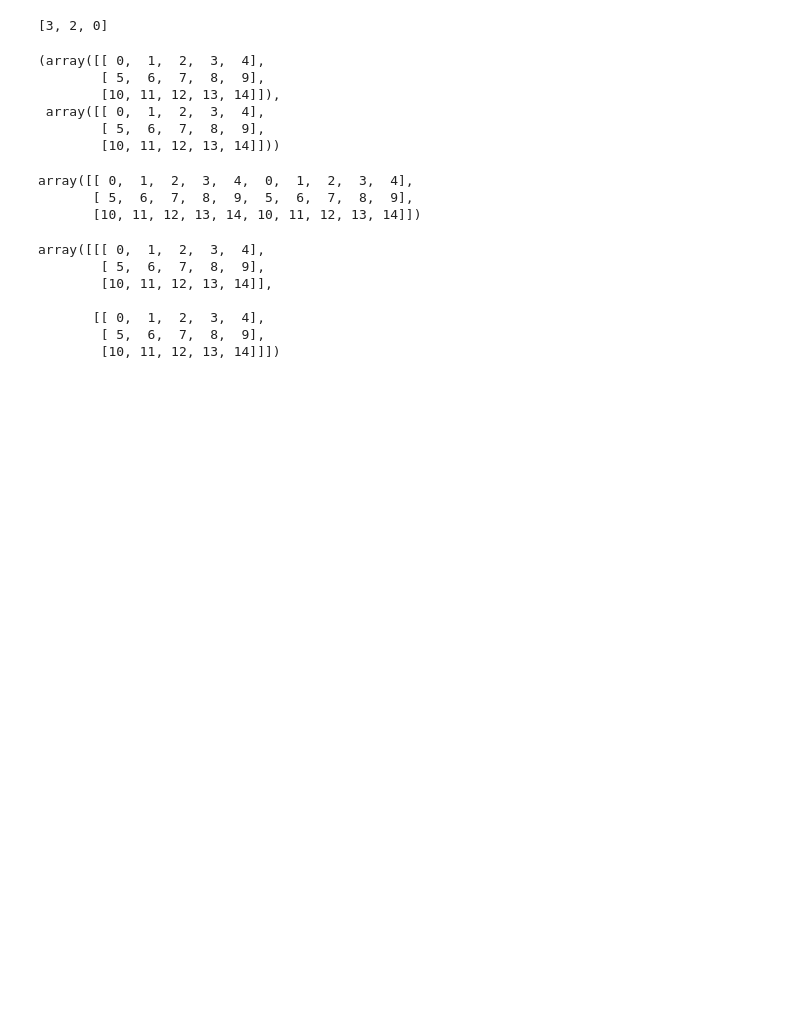
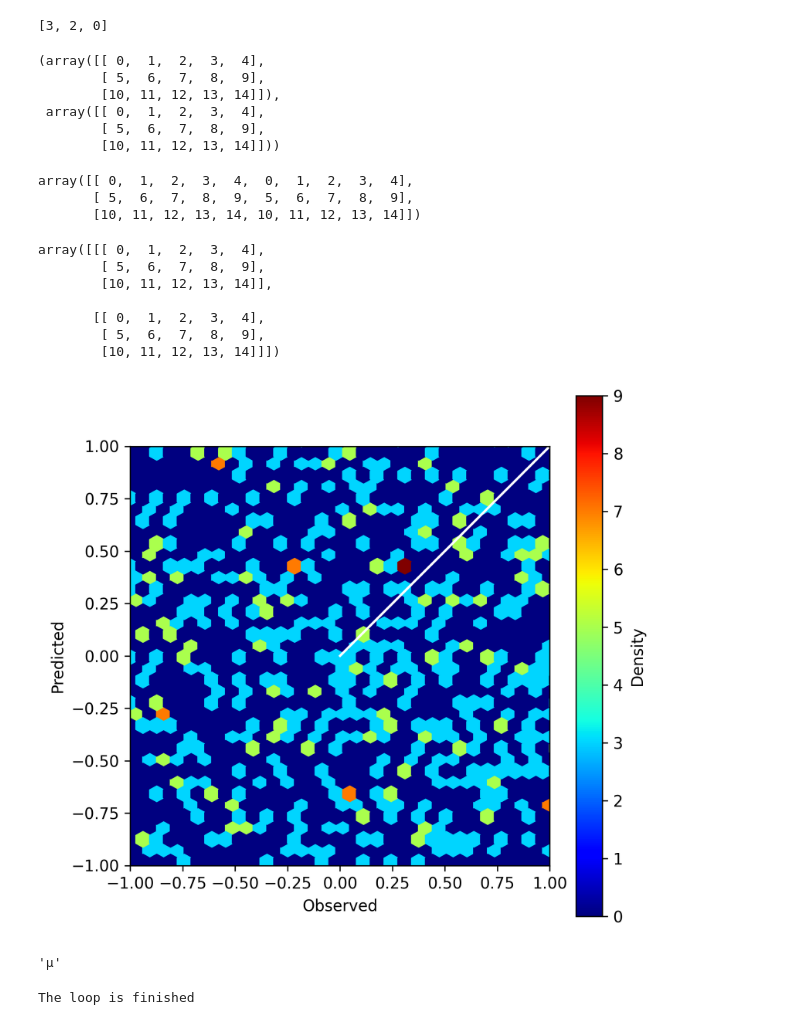
Before and after one commit to KunlinSong/Association, a Jupyter notebook: test.ipynb, the cells around one changed output. Cells and saved outputs as stored; diff of their text form; code cells hidden in the pictures; blank space fills up the shorter version.

```diff
--- a/test.ipynb
+++ b/test.ipynb
@@ -391,3 +391,46 @@ array([[[ 0,  1,  2,  3,  4],
        [[ 0,  1,  2,  3,  4],
         [ 5,  6,  7,  8,  9],
         [10, 11, 12, 13, 14]]])
+# %%
+import matplotlib.pyplot as plt
+import numpy as np
+
+# 创建1000个点
+points = np.random.randn(1000, 2)
+
+# 绘制点的分布密度图
+fig, ax = plt.subplots(figsize=(6, 6), dpi=300)
+ax.hexbin(points[:, 0], points[:, 1], bins=10, cmap="jet")
+
+# 添加图例
+cbar = fig.colorbar(ax.get_children()[0], ax=ax)
+cbar.set_label("Density")
+
+# 绘制y=x线
+ax.plot([0, 1], [0, 1], color="white", label="Perfect fit")
+
+# 给y=x线添加标签
+ax.set_xlabel("Observed")
+ax.set_ylabel("Predicted")
+
+ax.set_xlim(-1, 1)
+ax.set_ylim(-1, 1)
+ax.set_aspect('equal')
+
+# 显示图形
+plt.show()
+# %% [output]
+[figure, added]
+# %%
+chr(0x03BC)
+# %% [output]
+'μ'
+# %%
+for i in range(0):
+    print(i)
+    if i == 5:
+        break
+else:
+    print("The loop is finished")
+# %% [output]
+The loop is finished
```
Also changed, not shown: parts of 3 cells of this notebook, 16 other files.
